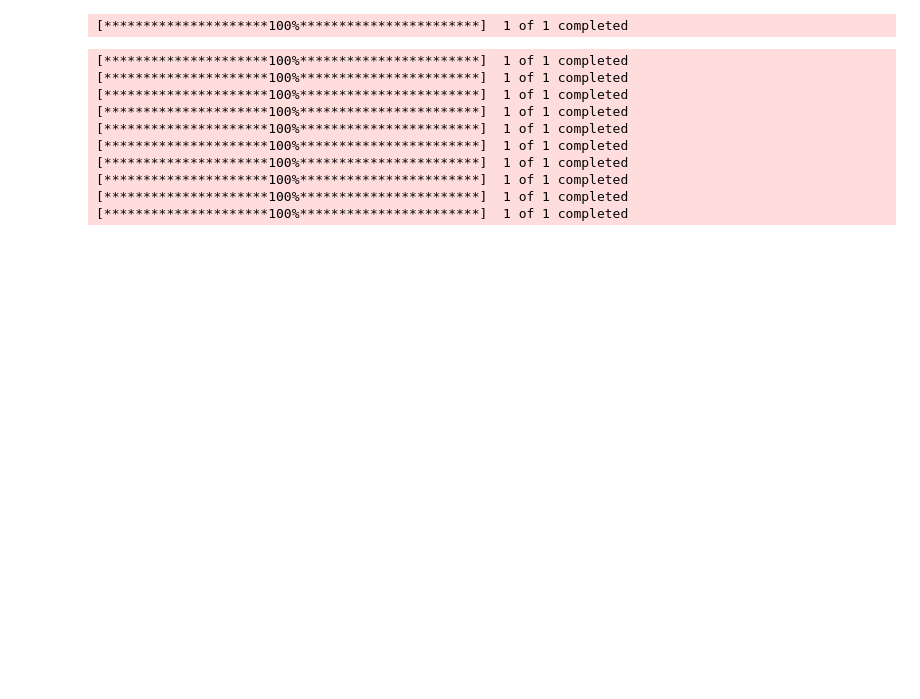
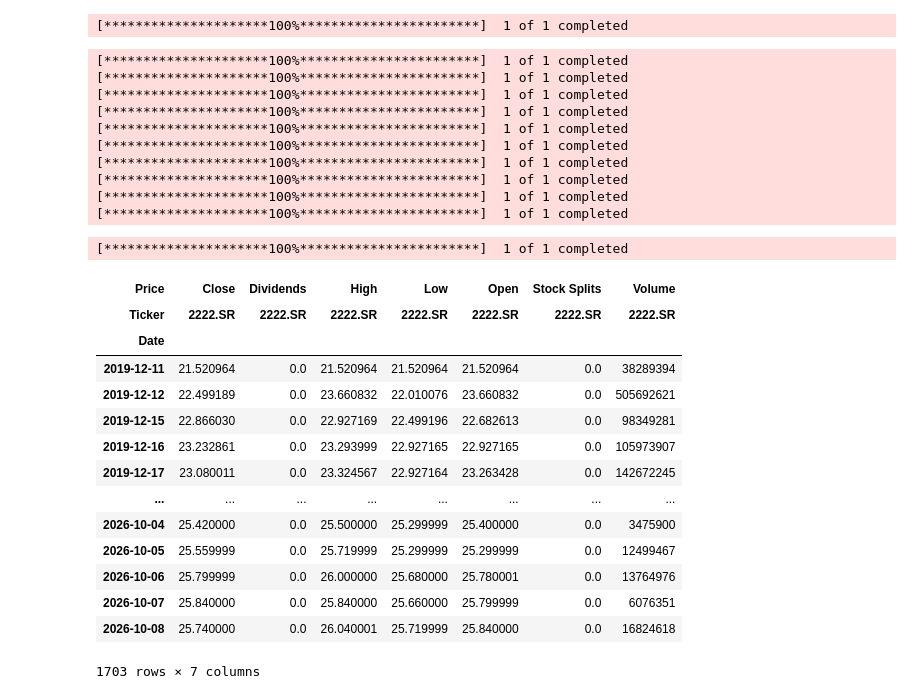
Before and after one commit to amothm80/ics619, a Jupyter notebook: tasi.ipynb, the cells around one changed output. Saved outputs shown, nothing was run; the diff lists cells and outputs as text; code cells hidden in the pictures; blank space fills up the shorter version.

```diff
--- a/tasi.ipynb
+++ b/tasi.ipynb
@@ -41,3 +42,25 @@ for tick in yf_tickers:
 [*********************100%***********************]  1 of 1 completed
 [*********************100%***********************]  1 of 1 completed
 [*********************100%***********************]  1 of 1 completed
+# %%
+df = pd.DataFrame(yf.download('2222.SR', period='max', interval='1d',actions=True))
+# %% [output]
+[*********************100%***********************]  1 of 1 completed
+# %%
+df
+# %% [output]
+| Price | Close | Dividends | High | Low | Open | Stock Splits | Volume |
+| Ticker | 2222.SR | 2222.SR | 2222.SR | 2222.SR | 2222.SR | 2222.SR | 2222.SR |
+| Date |  |  |  |  |  |  |  |
+| 2019-12-11 | 21.520964 | 0.0 | 21.520964 | 21.520964 | 21.520964 | 0.0 | 38289394 |
+| 2019-12-12 | 22.499189 | 0.0 | 23.660832 | 22.010076 | 23.660832 | 0.0 | 505692621 |
+| 2019-12-15 | 22.866030 | 0.0 | 22.927169 | 22.499196 | 22.682613 | 0.0 | 98349281 |
+| 2019-12-16 | 23.232861 | 0.0 | 23.293999 | 22.927165 | 22.927165 | 0.0 | 105973907 |
+| 2019-12-17 | 23.080011 | 0.0 | 23.324567 | 22.927164 | 23.263428 | 0.0 | 142672245 |
+| ... | ... | ... | ... | ... | ... | ... | ... |
+| 2026-10-04 | 25.420000 | 0.0 | 25.500000 | 25.299999 | 25.400000 | 0.0 | 3475900 |
+| 2026-10-05 | 25.559999 | 0.0 | 25.719999 | 25.299999 | 25.299999 | 0.0 | 12499467 |
+| 2026-10-06 | 25.799999 | 0.0 | 26.000000 | 25.680000 | 25.780001 | 0.0 | 13764976 |
+| 2026-10-07 | 25.840000 | 0.0 | 25.840000 | 25.660000 | 25.799999 | 0.0 | 6076351 |
+| 2026-10-08 | 25.740000 | 0.0 | 26.040001 | 25.719999 | 25.840000 | 0.0 | 16824618 |
+1703 rows × 7 columns
```
Also changed, not shown: parts of 9 cells of this notebook, 5 other files.
